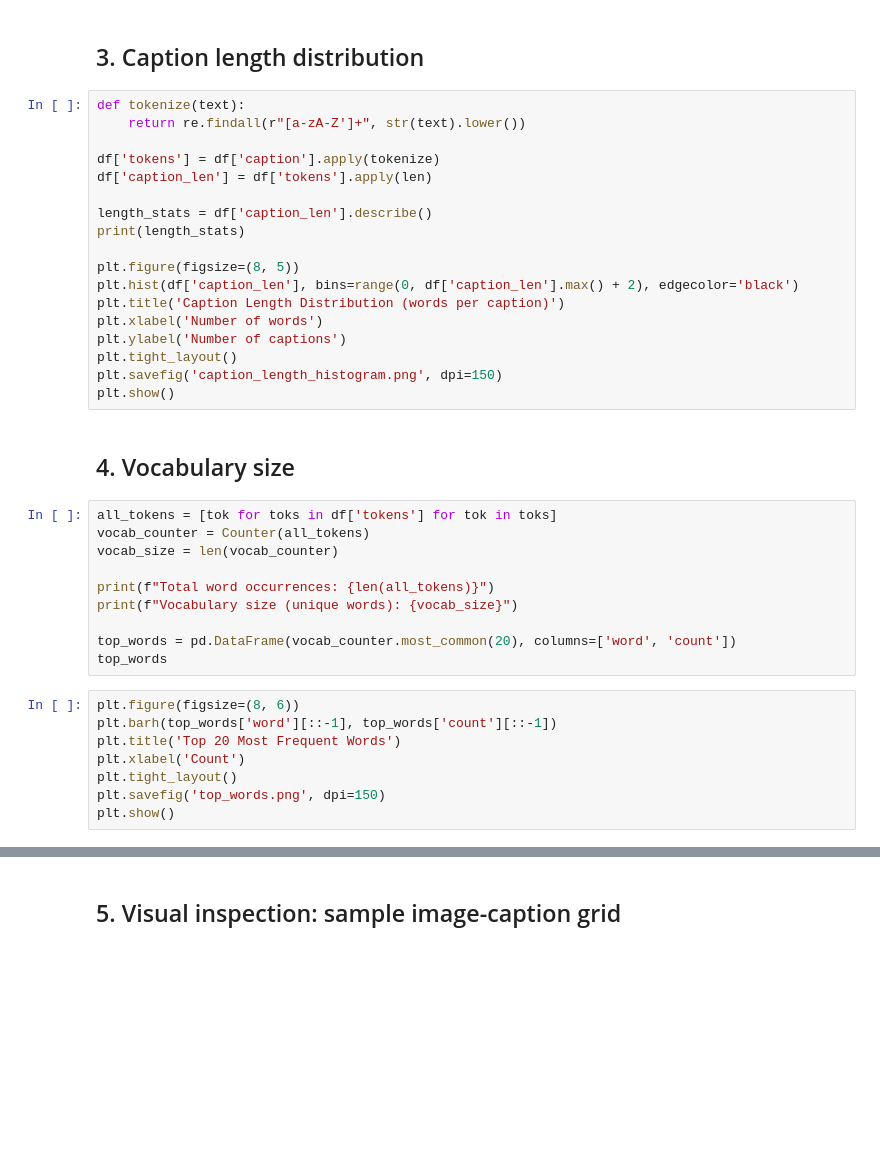
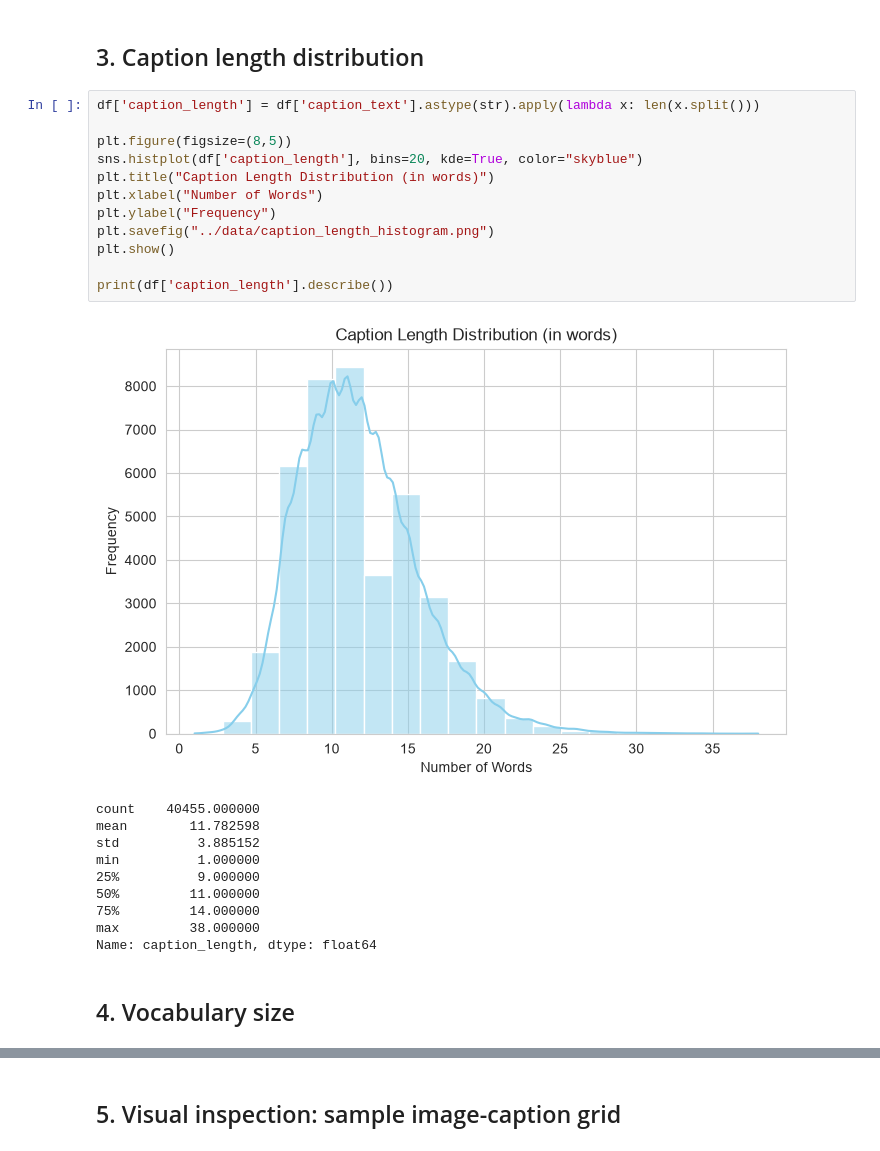
Before and after one commit to amarabibi47-sudo/internship-project, a Jupyter notebook: notebooks/01_eda_flickr8k.ipynb, the cells around one changed output, grey strips where cells are left out. Cells and saved outputs as stored; diff of their text form; blank space fills up the shorter version.

```diff
--- a/notebooks/01_eda_flickr8k.ipynb
+++ b/notebooks/01_eda_flickr8k.ipynb
@@ -94,40 +81,27 @@ cpi_table
 # %% [markdown]
 ## 3. Caption length distribution
-# %%
-def tokenize(text):
-    return re.findall(r"[a-zA-Z']+", str(text).lower())
-
-df['tokens'] = df['caption'].apply(tokenize)
-df['caption_len'] = df['tokens'].apply(len)
-
-length_stats = df['caption_len'].describe()
-print(length_stats)
-
-plt.figure(figsize=(8, 5))
-plt.hist(df['caption_len'], bins=range(0, df['caption_len'].max() + 2), edgecolor='black')
-plt.title('Caption Length Distribution (words per caption)')
-plt.xlabel('Number of words')
-plt.ylabel('Number of captions')
-plt.tight_layout()
-plt.savefig('caption_length_histogram.png', dpi=150)
-plt.show()
+# %%
+df['caption_length'] = df['caption_text'].astype(str).apply(lambda x: len(x.split()))
+
+plt.figure(figsize=(8,5))
+sns.histplot(df['caption_length'], bins=20, kde=True, color="skyblue")
+plt.title("Caption Length Distribution (in words)")
+plt.xlabel("Number of Words")
+plt.ylabel("Frequency")
+plt.savefig("../data/caption_length_histogram.png")
+plt.show()
+
+print(df['caption_length'].describe())
+# %% [output]
+[figure, added]
+count    40455.000000
+mean        11.782598
+std          3.885152
+min          1.000000
+25%          9.000000
+50%         11.000000
+75%         14.000000
+max         38.000000
+Name: caption_length, dtype: float64
 # %% [markdown]
 ## 4. Vocabulary size
-# %%
-all_tokens = [tok for toks in df['tokens'] for tok in toks]
-vocab_counter = Counter(all_tokens)
-vocab_size = len(vocab_counter)
-
-print(f"Total word occurrences: {len(all_tokens)}")
-print(f"Vocabulary size (unique words): {vocab_size}")
-
-top_words = pd.DataFrame(vocab_counter.most_common(20), columns=['word', 'count'])
-top_words
-# %%
-plt.figure(figsize=(8, 6))
-plt.barh(top_words['word'][::-1], top_words['count'][::-1])
-plt.title('Top 20 Most Frequent Words')
-plt.xlabel('Count')
-plt.tight_layout()
-plt.savefig('top_words.png', dpi=150)
-plt.show()
```
Also changed, not shown: parts of 21 cells of this notebook.
